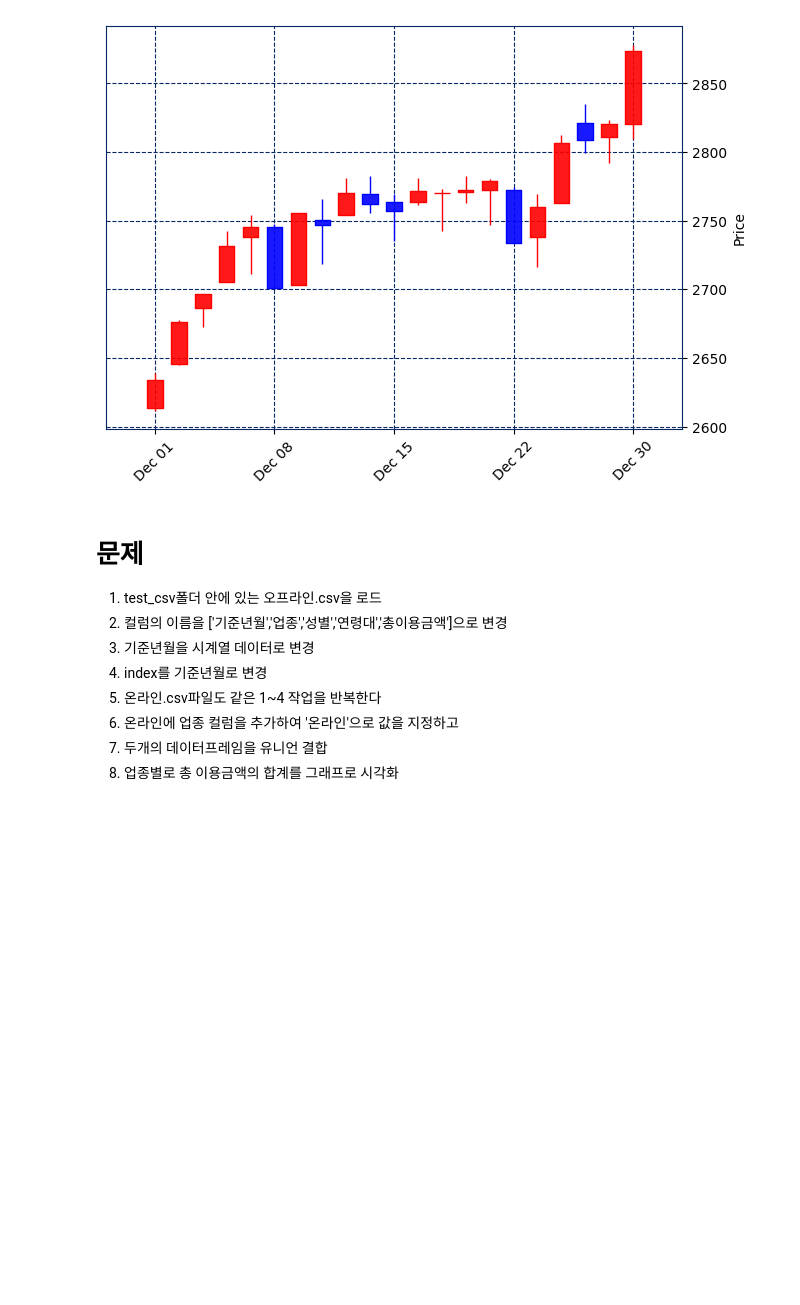
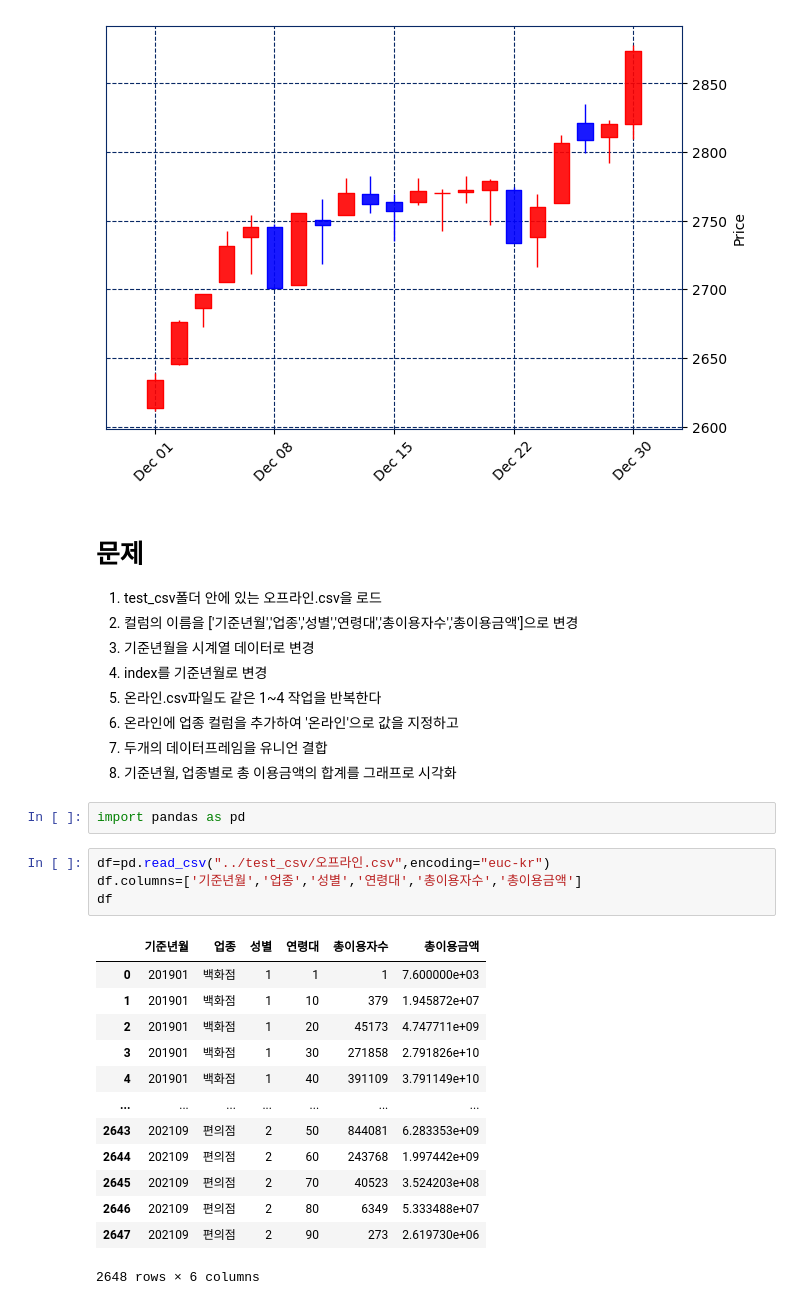
Before and after one commit to youngsang114/python-work, a Jupyter notebook: 230425/18_matplotlib.ipynb, the cells around one changed output. Drawn from its saved outputs; the diff is of its cells as text; blank space fills up the shorter version.

```diff
--- a/230425/18_matplotlib.ipynb
+++ b/230425/18_matplotlib.ipynb
@@ -212,10 +225,30 @@ mpf.plot(data=kospi.loc['2020-12'],type='candle',style=stlye)
 # %% [markdown]
 # 문제
 1. test_csv폴더 안에 있는 오프라인.csv을 로드
-2. 컬럼의 이름을 ['기준년월','업종','성별','연령대','총이용금액']으로 변경
+2. 컬럼의 이름을 ['기준년월','업종','성별','연령대','총이용자수','총이용금액']으로 변경
 3. 기준년월을 시계열 데이터로 변경
 4. index를 기준년월로 변경
 5. 온라인.csv파일도 같은 1~4 작업을 반복한다
 6. 온라인에 업종 컬럼을 추가하여 '온라인'으로 값을 지정하고
 7. 두개의 데이터프레임을 유니언 결합
-8. 업종별로 총 이용금액의 합계를 그래프로 시각화
+8. 기준년월, 업종별로 총 이용금액의 합계를 그래프로 시각화
+# %%
+import pandas as pd
+# %%
+df=pd.read_csv("../test_csv/오프라인.csv",encoding="euc-kr")
+df.columns=['기준년월','업종','성별','연령대','총이용자수','총이용금액']
+df
+# %% [output]
+|  | 기준년월 | 업종 | 성별 | 연령대 | 총이용자수 | 총이용금액 |
+| 0 | 201901 | 백화점 | 1 | 1 | 1 | 7.600000e+03 |
+| 1 | 201901 | 백화점 | 1 | 10 | 379 | 1.945872e+07 |
+| 2 | 201901 | 백화점 | 1 | 20 | 45173 | 4.747711e+09 |
+| 3 | 201901 | 백화점 | 1 | 30 | 271858 | 2.791826e+10 |
+| 4 | 201901 | 백화점 | 1 | 40 | 391109 | 3.791149e+10 |
+| ... | ... | ... | ... | ... | ... | ... |
+| 2643 | 202109 | 편의점 | 2 | 50 | 844081 | 6.283353e+09 |
+| 2644 | 202109 | 편의점 | 2 | 60 | 243768 | 1.997442e+09 |
+| 2645 | 202109 | 편의점 | 2 | 70 | 40523 | 3.524203e+08 |
+| 2646 | 202109 | 편의점 | 2 | 80 | 6349 | 5.333488e+07 |
+| 2647 | 202109 | 편의점 | 2 | 90 | 273 | 2.619730e+06 |
+2648 rows × 6 columns
```
Also changed, not shown: parts of 24 cells of this notebook.
